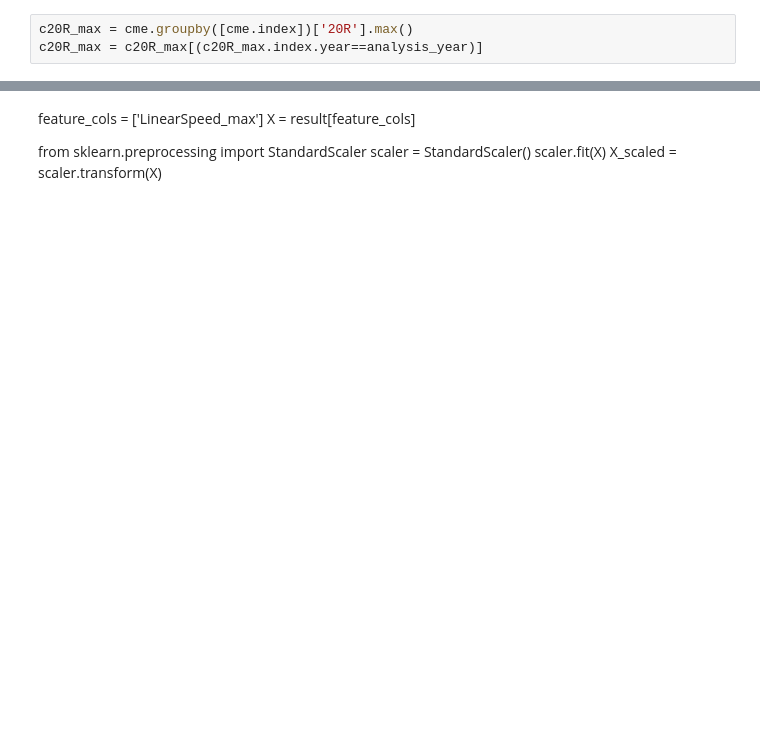
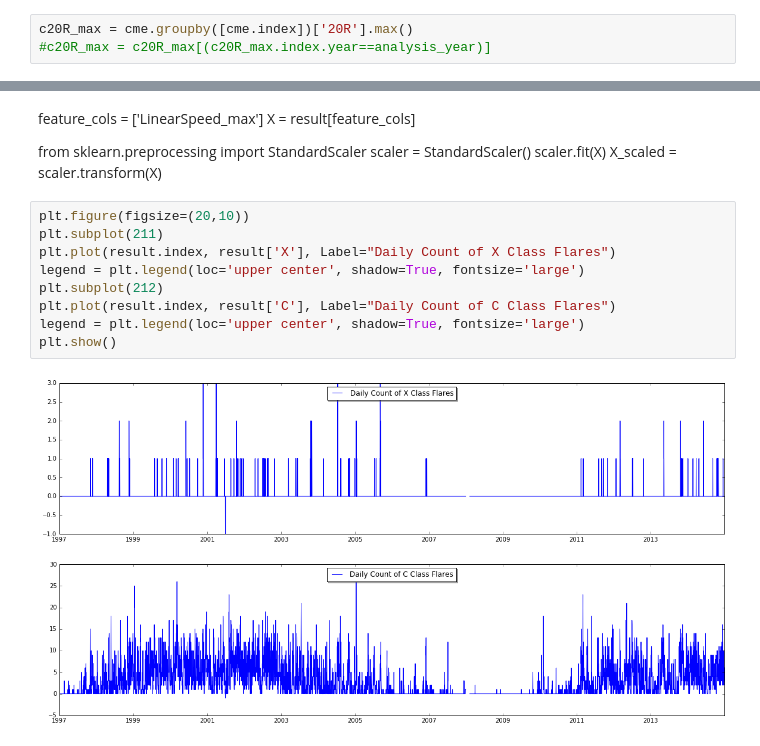
Before and after one commit to wayneheller/GA-Student-Project, a Jupyter notebook: ipythonscripts/Intial_Analysis_Cp_and_CME.ipynb, the cells around one changed output, grey strips where cells are left out. Drawn from its saved outputs; the diff is of its cells as text; blank space fills up the shorter version.

```diff
--- a/ipythonscripts/Intial_Analysis_Cp_and_CME.ipynb
+++ b/ipythonscripts/Intial_Analysis_Cp_and_CME.ipynb
@@ -33,7 +44,7 @@ linear_max = linear_max[(linear_max.index.year==analysis_year)]
 Create a series to analyze 20R - the speed at 20 Solar Radii.  Create 1 entry per date using the max of 20R
 # %%
 c20R_max = cme.groupby([cme.index])['20R'].max()
-c20R_max = c20R_max[(c20R_max.index.year==analysis_year)]
+#c20R_max = c20R_max[(c20R_max.index.year==analysis_year)]
 # %% [markdown]
 Create a series that is the count of the cme's on a particular date
 # %%
@@ -172,3 +239,14 @@ from sklearn.preprocessing import StandardScaler
 scaler = StandardScaler()
 scaler.fit(X)
 X_scaled = scaler.transform(X)
+# %%
+plt.figure(figsize=(20,10))
+plt.subplot(211)
+plt.plot(result.index, result['X'], Label="Daily Count of X Class Flares")
+legend = plt.legend(loc='upper center', shadow=True, fontsize='large')
+plt.subplot(212)
+plt.plot(result.index, result['C'], Label="Daily Count of C Class Flares")
+legend = plt.legend(loc='upper center', shadow=True, fontsize='large')
+plt.show()
+# %% [output]
+[figure, added]
```
Also changed, not shown: parts of 47 cells of this notebook, 34 other files.
